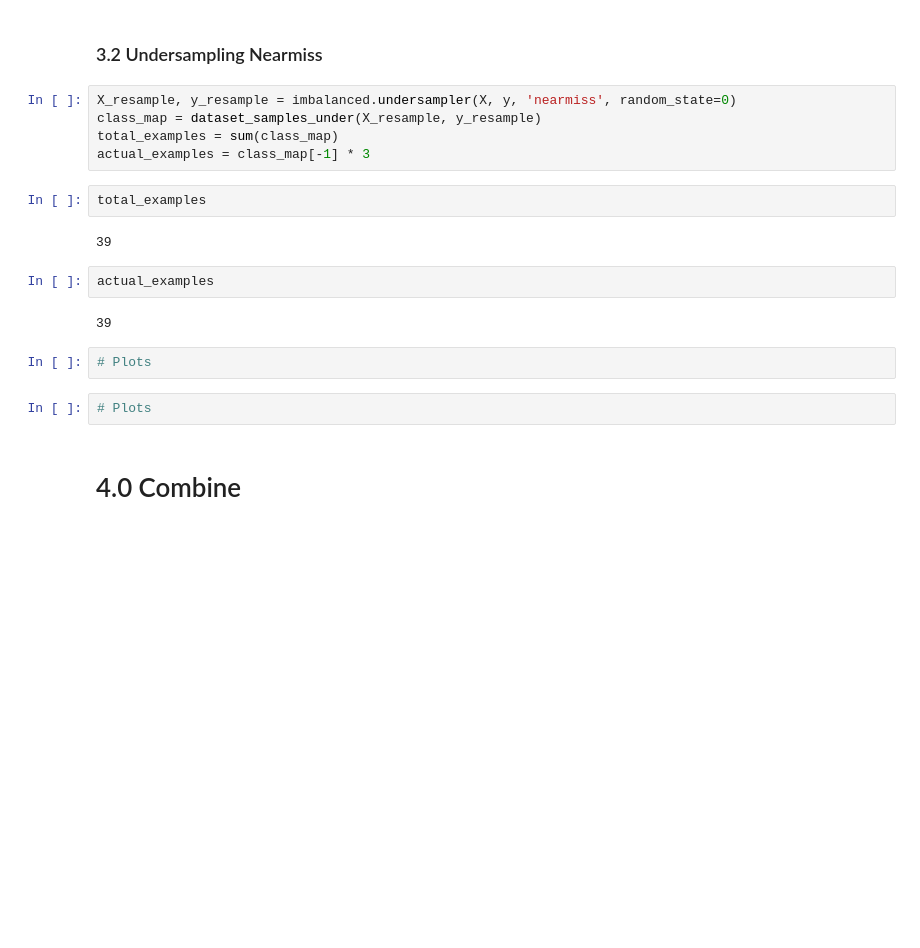
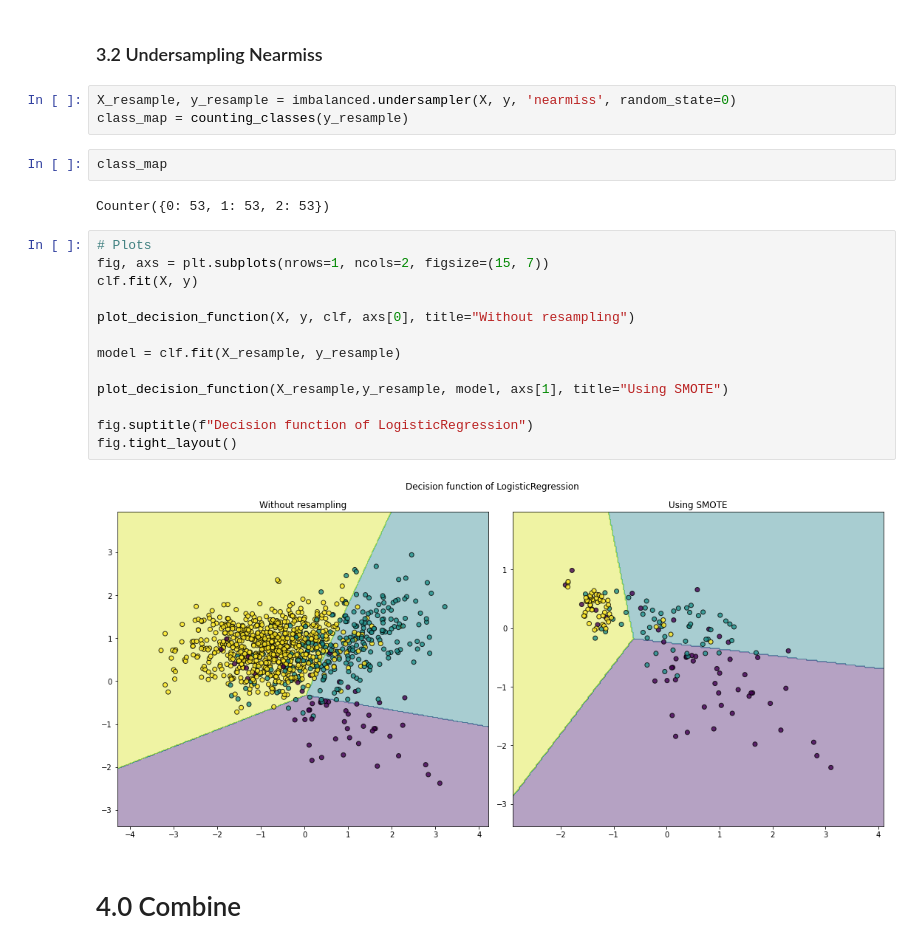
Before and after one commit to GAVB-SERVICOS/Gumly, a Jupyter notebook: exercises/imbalanced.ipynb, the cells around one changed output. Drawn from its saved outputs; the diff is of its cells as text; blank space fills up the shorter version.

```diff
--- a/exercises/imbalanced.ipynb
+++ b/exercises/imbalanced.ipynb
@@ -135,21 +101,26 @@ TypeError: plot_resampling() got multiple values for argument 'ax'
 ### 3.2 Undersampling Nearmiss
 # %%
 X_resample, y_resample = imbalanced.undersampler(X, y, 'nearmiss', random_state=0)
-class_map = dataset_samples_under(X_resample, y_resample)
-total_examples = sum(class_map)
-actual_examples = class_map[-1] * 3
+class_map = counting_classes(y_resample)
 # %%
-total_examples
+class_map
 # %% [output]
-39
+Counter({0: 53, 1: 53, 2: 53})
-# %%
-actual_examples
-# %% [output]
-39
-# %%
-# Plots
-# %%
-# Plots
+# %%
+# Plots
+fig, axs = plt.subplots(nrows=1, ncols=2, figsize=(15, 7))
+clf.fit(X, y)
+
+plot_decision_function(X, y, clf, axs[0], title="Without resampling")
+
+model = clf.fit(X_resample, y_resample)
+
+plot_decision_function(X_resample,y_resample, model, axs[1], title="Using SMOTE")
+
+fig.suptitle(f"Decision function of LogisticRegression")
+fig.tight_layout()
+# %% [output]
+[figure, added]
 # %% [markdown]
 # 4.0 Combine
 # %% [markdown]
```
Also changed, not shown: parts of 18 cells of this notebook.
